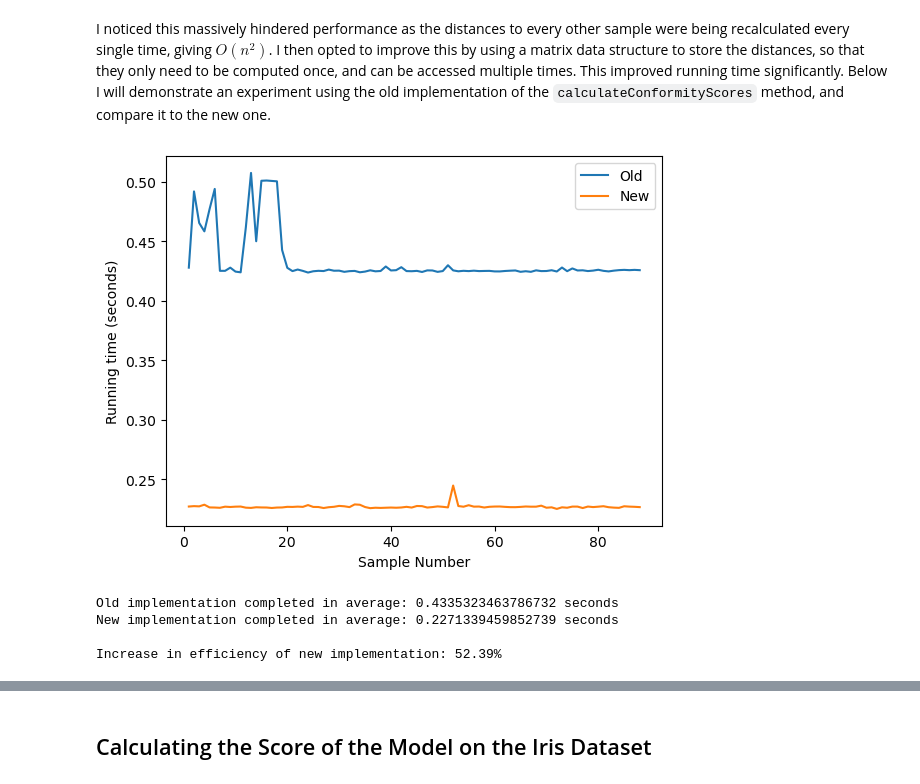
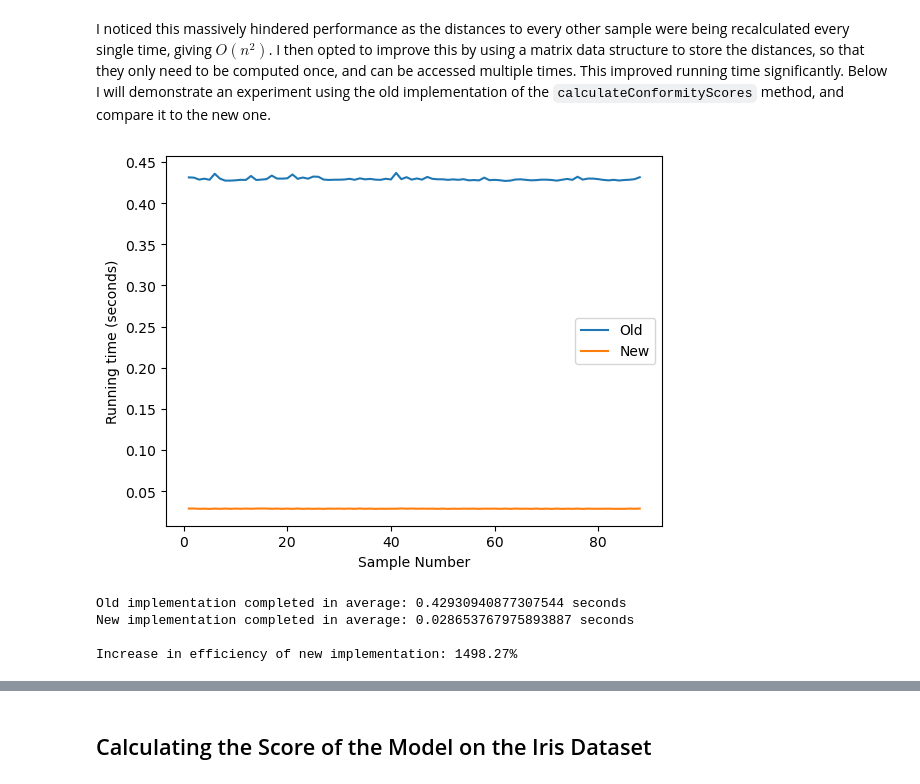
Before and after one commit to lukavr05/CS3920-labs, a Jupyter notebook: Assignment1/Assignment1.ipynb, the cells around one changed output, grey strips where cells are left out. Cells and saved outputs as stored; diff of their text form; code cells hidden in the pictures.

```diff
--- a/Assignment1/Assignment1.ipynb
+++ b/Assignment1/Assignment1.ipynb
@@ -234,36 +278,39 @@ def calculateConformityScoresOld(sample_X, sample_y, X_training_set, y_training_
             conformity_score =  nn_dist_diff / nn_dist_same
 
         scores[i] = conformity_score
+
+    return scores
 # %%
 old_times_ion = np.zeros(len(ion_X_test))
+ion_dists = precomputeTrainingDistances(ion_X_train)
 for i in range(0, len(ion_X_test)):
     start_old = time.time()
     calculateConformityScoresOld(ion_X_test[i], ion_y_test[i],ion_X_train, ion_y_train)
     o = time.time() - start_old
     old_times_ion[i] = o
 
 new_times_ion = np.zeros(len(ion_X_test))
 for j in range(0,len(ion_X_test)):
     start_new = time.time()
-    calculateConformityScores(ion_X_test[0], ion_y_test[0], ion_X_train, ion_y_train)
+    calculateConformityScores(ion_X_test[0], ion_y_test[0], ion_X_train, ion_y_train, ion_dists)
     n = time.time() - start_new
     new_times_ion[j] = n
 
 x = np.arange(1, len(ion_X_test) + 1)
 plt.plot(x, old_times_ion, label="Old")
 plt.plot(x, new_times_ion, label="New")
 plt.xlabel("Sample Number")
 plt.ylabel("Running time (seconds)")
 plt.legend()
 plt.show()
 
 print("Old implementation completed in average:", np.mean(old_times_ion), "seconds")
 print("New implementation completed in average:", np.mean(new_times_ion), "seconds")
 
-print("\nIncrease in efficiency of new implementation: {:.2f}%".format((np.mean(new_times_ion)/np.mean(old_times_ion)) * 100))
+print("\nIncrease in efficiency of new implementation: {:.2f}%".format((np.mean(old_times_ion)/np.mean(new_times_ion)) * 100))
 # %% [output]
-[figure, old version]
+[figure, new version]
-Old implementation completed in average: 0.4335323463786732 seconds
-New implementation completed in average: 0.2271339459852739 seconds
+Old implementation completed in average: 0.42930940877307544 seconds
+New implementation completed in average: 0.028653767975893887 seconds
 
-Increase in efficiency of new implementation: 52.39%
+Increase in efficiency of new implementation: 1498.27%
```
Also changed, not shown: parts of 15 cells of this notebook, 1 other file.
